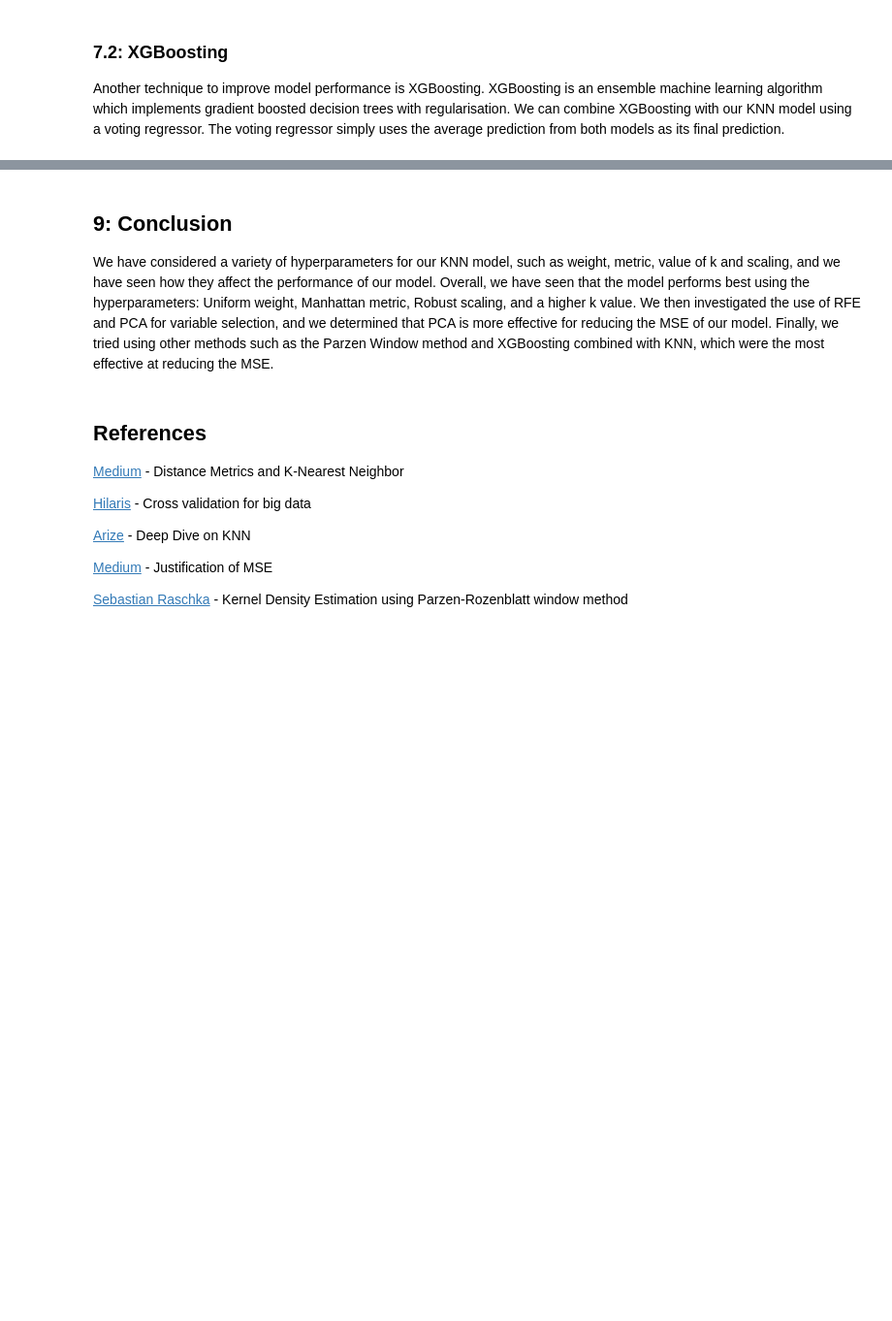
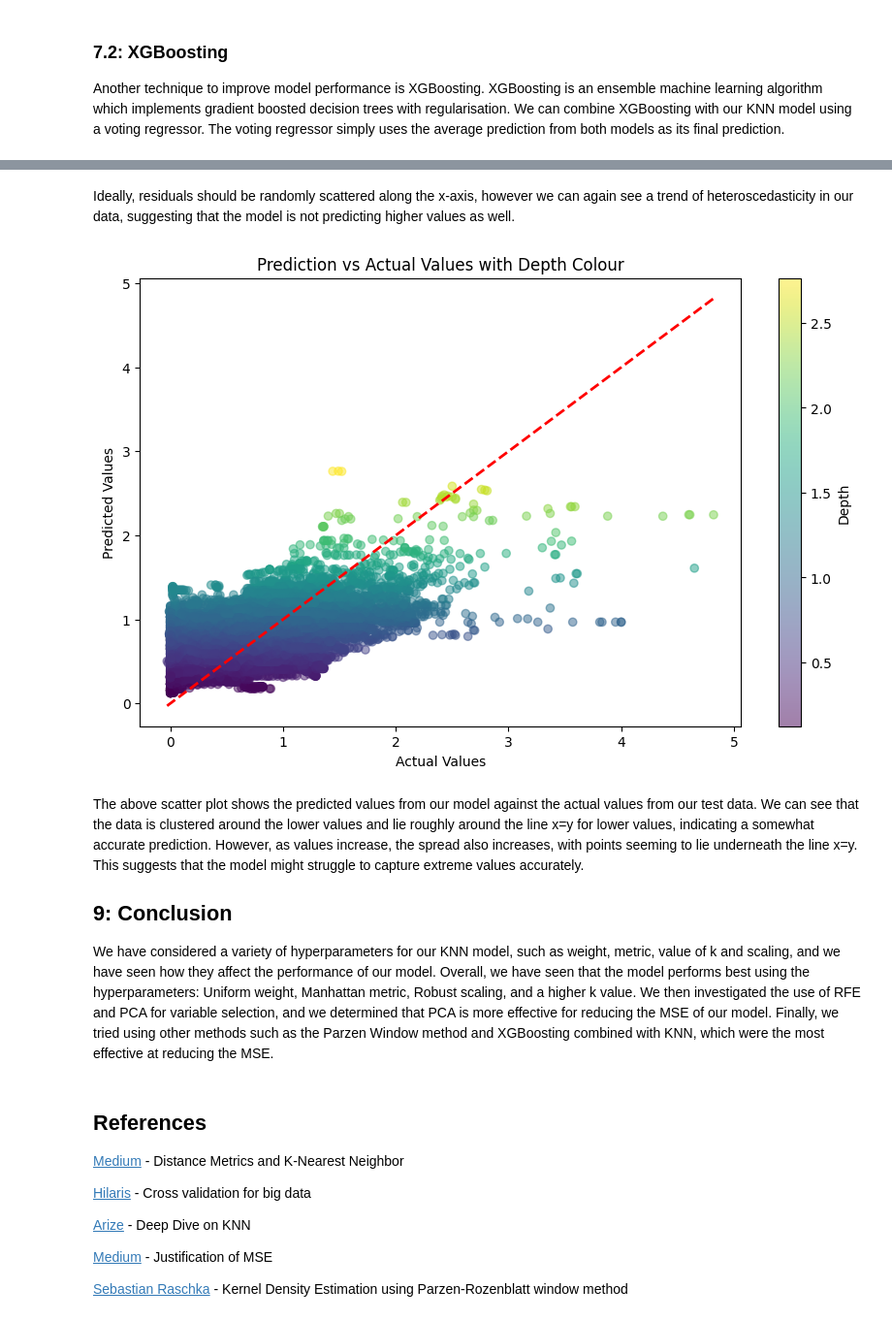
Before and after one commit to markmilner21/Assessment-1-Supervised-Prediction, a Jupyter notebook: Report/04-Knn_model.ipynb, the cells around one changed output, grey strips where cells are left out. Shown at 97% size. Saved outputs shown, nothing was run; the diff lists cells and outputs as text; code cells hidden in the pictures; blank space fills up the shorter version.

```diff
--- a/Report/04-Knn_model.ipynb
+++ b/Report/04-Knn_model.ipynb
@@ -392,4 +404,18 @@ Finally we will show the performance of the ensemble model using XGBoost and KNN
+# %% [markdown]
+Ideally, residuals should be randomly scattered along the x-axis, however we can again see a trend of heteroscedasticity in our data, suggesting that the model is not predicting higher values as well.
+# %%
+plt.figure(figsize=(10, 6))
+scatter = plt.scatter(x=dep_test, y=prediction, c=prediction, cmap="viridis", alpha=0.5)
+plt.plot([dep_test.min(), dep_test.max()], [dep_test.min(), dep_test.max()], color='red', lw=2, linestyle='--')
+plt.xlabel("Actual Values")
+plt.ylabel("Predicted Values")
+plt.title("Prediction vs Actual Values with Depth Colour")
+plt.colorbar(scatter, label="Depth")
+plt.show()
+# %% [output]
+[figure, added]
 # %% [markdown]
+The above scatter plot shows the predicted values from our model against the actual values from our test data. We can see that the data is clustered around the lower values and lie roughly around the line x=y for lower values, indicating a somewhat accurate prediction. However, as values increase, the spread also increases, with points seeming to lie underneath the line x=y. This suggests that the model might struggle to capture extreme values accurately.
 
 ## 9: Conclusion
 
```
Also changed, not shown: parts of 5 cells of this notebook.
